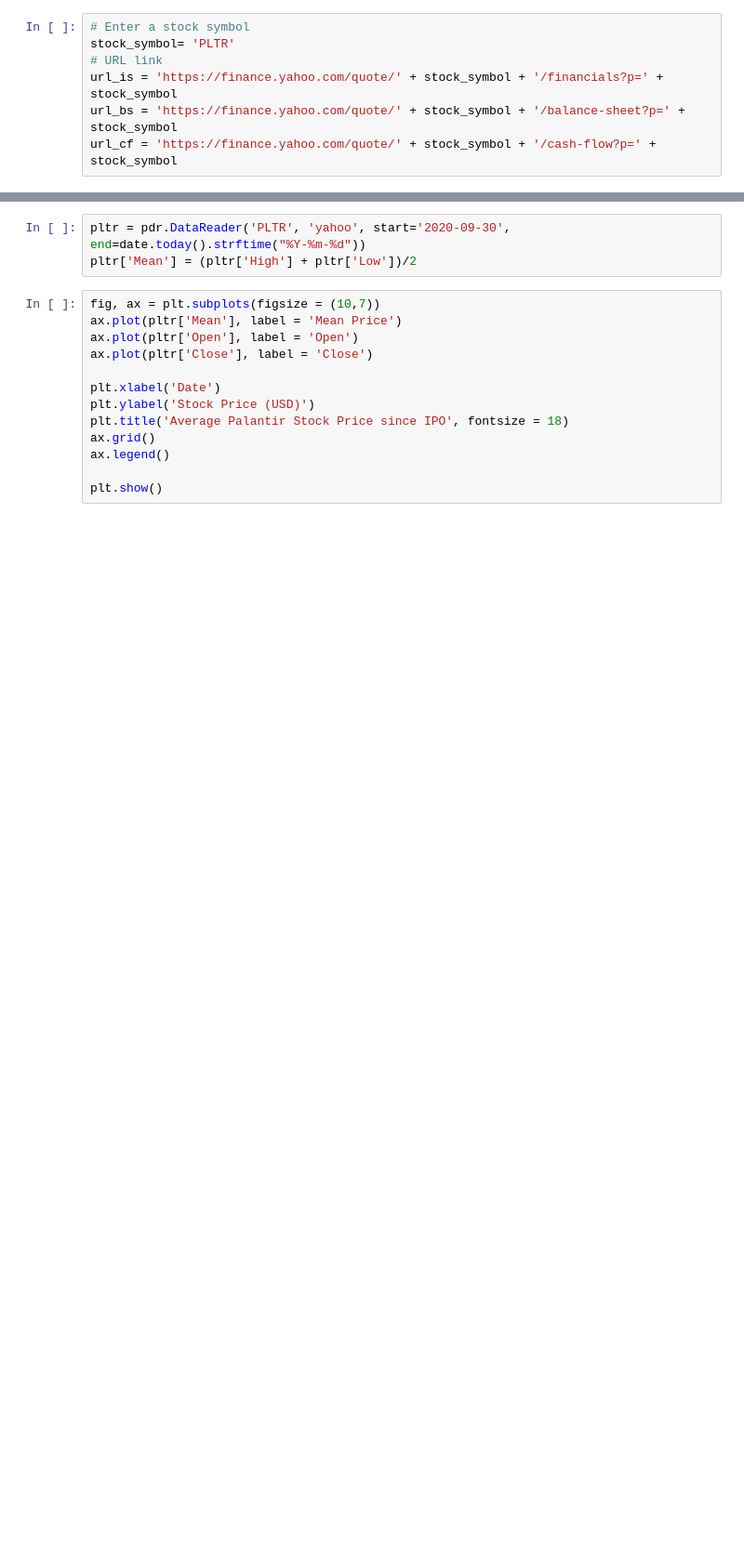
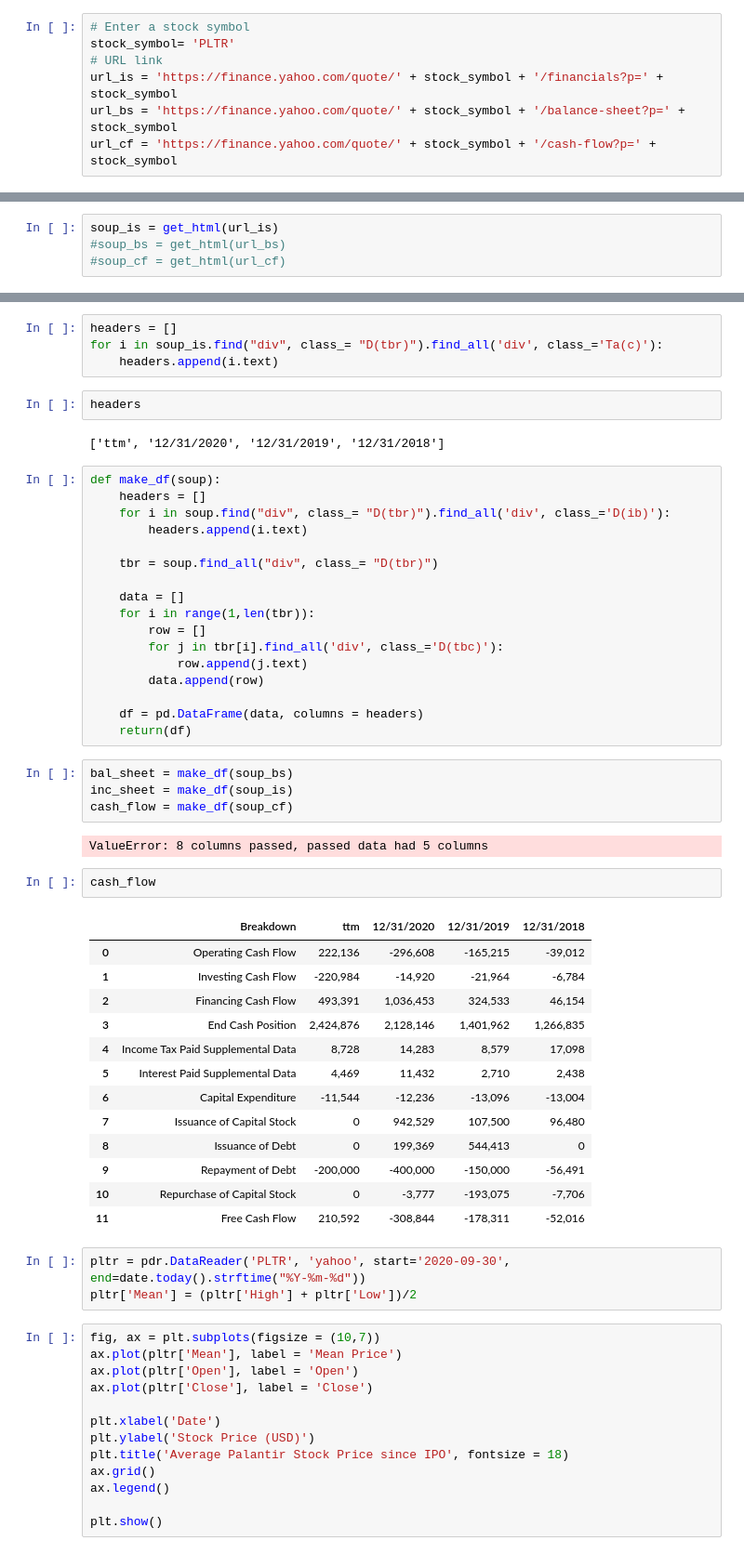
Before and after one commit to florence26/Stock-Predictions, a Jupyter notebook: stock_predictions.ipynb, the cells around one changed output, grey strips where cells are left out. Shown at 93% size. Saved outputs shown, nothing was run; the diff lists cells and outputs as text; blank space fills up the shorter version.

```diff
--- a/stock_predictions.ipynb
+++ b/stock_predictions.ipynb
@@ -82,0 +55,4 @@ soup_bs.find_all("div", class_= "M(0) Whs(n) BdEnd Bdc($seperatorColor) D(itb)")
+# %%
+soup_is = get_html(url_is)
+#soup_bs = get_html(url_bs)
+#soup_cf = get_html(url_cf)
@@ -83,3 +65,50 @@ soup_bs.find_all("div", class_= "M(0) Whs(n) BdEnd Bdc($seperatorColor) D(itb)")
+# %%
+headers = []
+for i in soup_is.find("div", class_= "D(tbr)").find_all('div', class_='Ta(c)'):
+    headers.append(i.text)
+# %%
+headers
+# %% [output]
+['ttm', '12/31/2020', '12/31/2019', '12/31/2018']
+# %%
+def make_df(soup):
+    headers = []
+    for i in soup.find("div", class_= "D(tbr)").find_all('div', class_='D(ib)'):
+        headers.append(i.text)
+
+    tbr = soup.find_all("div", class_= "D(tbr)")
+
+    data = []
+    for i in range(1,len(tbr)):
+        row = []
+        for j in tbr[i].find_all('div', class_='D(tbc)'):
+            row.append(j.text)
+        data.append(row)
+
+    df = pd.DataFrame(data, columns = headers)
+    return(df)
+# %%
+bal_sheet = make_df(soup_bs)
+inc_sheet = make_df(soup_is)
+cash_flow = make_df(soup_cf)
+# %% [output]
+ValueError: 8 columns passed, passed data had 5 columns
+# %%
+cash_flow
+# %% [output]
+|  | Breakdown | ttm | 12/31/2020 | 12/31/2019 | 12/31/2018 |
+| 0 | Operating Cash Flow | 222,136 | -296,608 | -165,215 | -39,012 |
+| 1 | Investing Cash Flow | -220,984 | -14,920 | -21,964 | -6,784 |
+| 2 | Financing Cash Flow | 493,391 | 1,036,453 | 324,533 | 46,154 |
+| 3 | End Cash Position | 2,424,876 | 2,128,146 | 1,401,962 | 1,266,835 |
+| 4 | Income Tax Paid Supplemental Data | 8,728 | 14,283 | 8,579 | 17,098 |
+| 5 | Interest Paid Supplemental Data | 4,469 | 11,432 | 2,710 | 2,438 |
+| 6 | Capital Expenditure | -11,544 | -12,236 | -13,096 | -13,004 |
+| 7 | Issuance of Capital Stock | 0 | 942,529 | 107,500 | 96,480 |
+| 8 | Issuance of Debt | 0 | 199,369 | 544,413 | 0 |
+| 9 | Repayment of Debt | -200,000 | -400,000 | -150,000 | -56,491 |
+| 10 | Repurchase of Capital Stock | 0 | -3,777 | -193,075 | -7,706 |
+| 11 | Free Cash Flow | 210,592 | -308,844 | -178,311 | -52,016 |
 # %%
 pltr = pdr.DataReader('PLTR', 'yahoo', start='2020-09-30', end=date.today().strftime("%Y-%m-%d"))
 pltr['Mean'] = (pltr['High'] + pltr['Low'])/2
```
Also changed, not shown: parts of 14 cells of this notebook.
